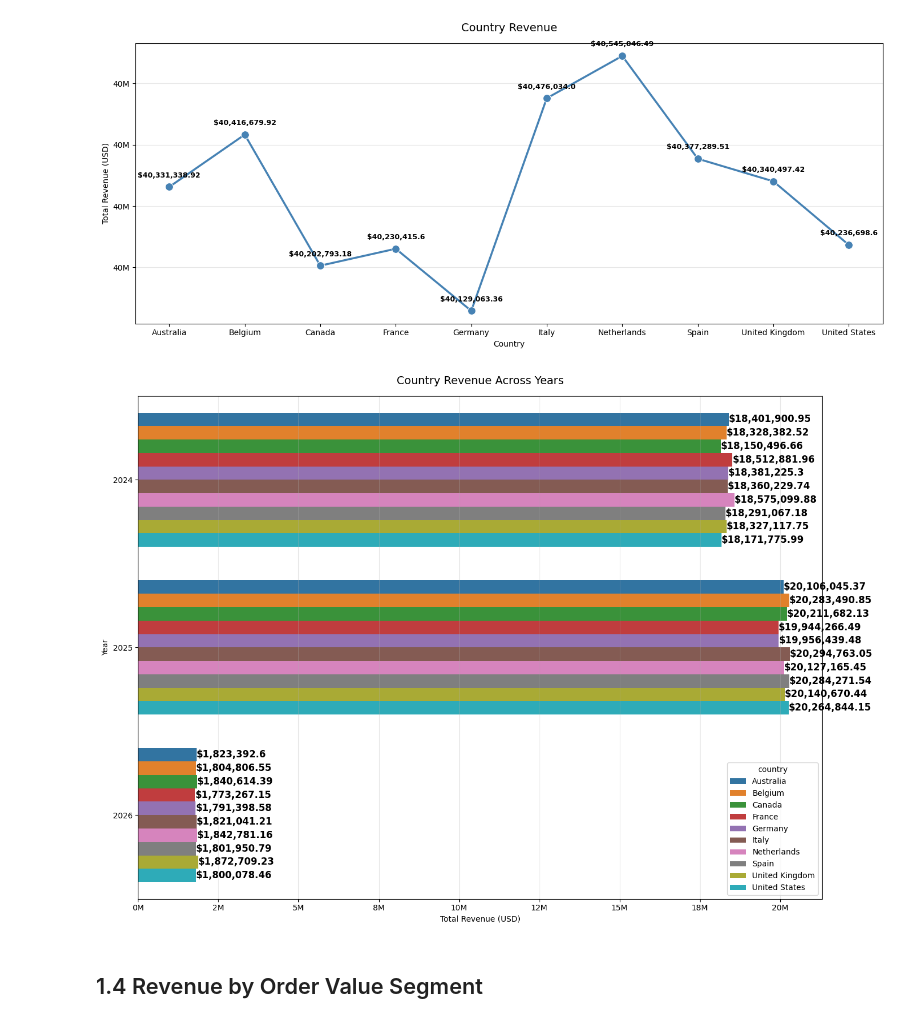
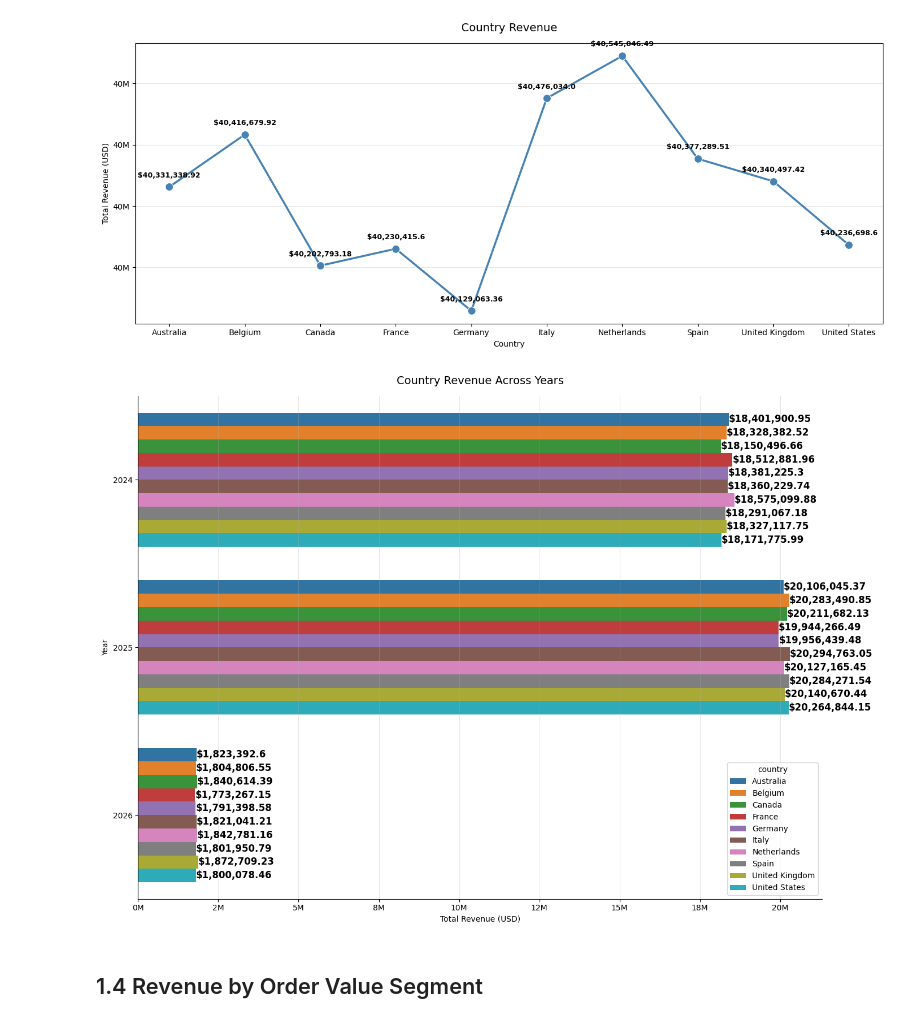
Before and after one commit to judiellegaspina/Ecommerce-EDA-and-Sales-Prediction, a Jupyter notebook: 05_Sales_Analysis.ipynb, the cells around one changed output. Saved outputs shown, nothing was run; the diff lists cells and outputs as text; code cells hidden in the pictures.

```diff
--- a/05_Sales_Analysis.ipynb
+++ b/05_Sales_Analysis.ipynb
@@ -388,34 +388,38 @@ country_yearly_revenue = sales_df.groupby(
 plt.figure(figsize=(14, 10))
 
 ax = sns.barplot(
     data=country_yearly_revenue,
     x='revenue_usd',
     y='order_year',
     palette='tab10',
     hue='country',
     orient='h'
 )
 
+ax.spines['top'].set_visible(False)
+ax.spines['right'].set_visible(False)
+
 # Add value labels on each marker
 for container in ax.containers:
     ax.bar_label(
         container,
         labels=[f'${v:,}' for v in container.datavalues],
         label_type='edge',
         color='black',
         fontsize=12,
         fontweight='bold',
     )
 
+
 plt.title('Country Revenue Across Years', fontsize=14, pad=15)
 plt.xlabel('Total Revenue (USD)')
 plt.ylabel('Year')
 plt.gca().xaxis.set_major_formatter(plt.FuncFormatter(lambda x, _: f'{x/1e6:.0f}M'))
 plt.grid(axis='x', alpha=0.3)
 plt.tight_layout()
 plt.show()
 # %% [output]
-[figure, old version]
+[figure, new version]
 # %% [markdown]
 ## 1.4 Revenue by Order Value Segment
 # %%
```
Also changed, not shown: parts of 2 cells of this notebook.
